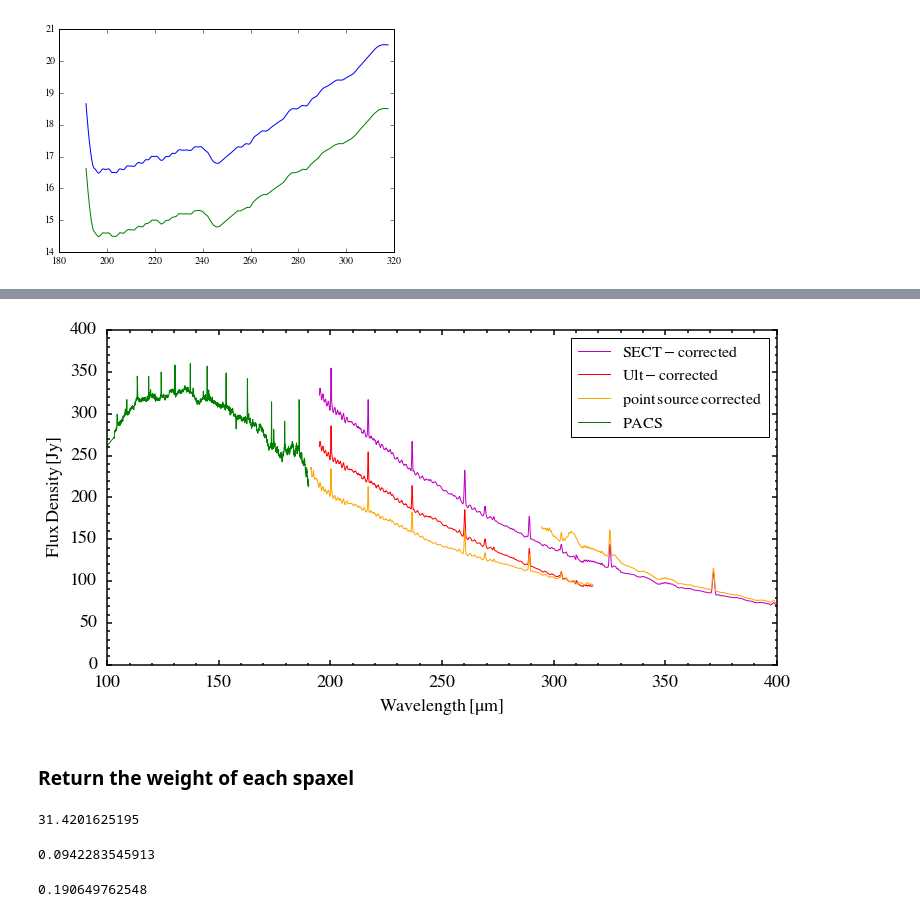
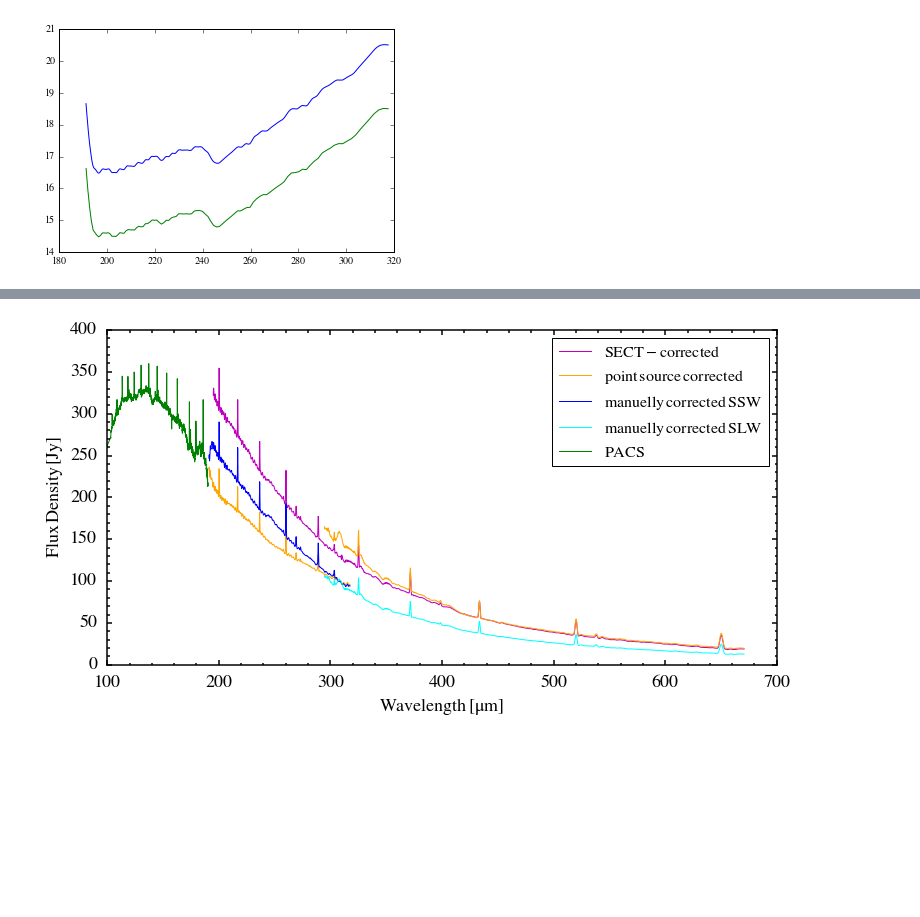
Before and after one commit to yaolun/sa, a Jupyter notebook: spire_products_comparison.ipynb, the cells around one changed output, grey strips where cells are left out. Cells and saved outputs as stored; diff of their text form; code cells hidden in the pictures; blank space fills up the shorter version.

```diff
--- a/spire_products_comparison.ipynb
+++ b/spire_products_comparison.ipynb
@@ -186,8 +186,8 @@ cen_ra = hdu[18].header['RA']
 cen_dec = hdu[18].header['DEC']
 
 wave = c/1e5/hdu[18].data.field(0)
-weight = np.zeros((6,len(wave)))
-weight_cen = np.zeros(len(wave))
+weight_ssw = np.zeros((6,len(wave)))
+weight_ssw_cen = np.zeros(len(wave))
 beam_ref = np.zeros(6)
 
 ind_cen = 18
@@ -197,7 +197,7 @@ dec_cen = (hdu[ind_cen].header['DEC']-cen_dec) * 3600.
 # for the center spaxel only
 for iw in range(len(wave)):
     r0 = diam_ssw_beam[iw]
-    weight_cen[iw] = Gaussian_anywhere(ra_cen, dec_cen, r0)
+    weight_ssw_cen[iw] = Gaussian_anywhere(ra_cen, dec_cen, r0)
 #
 
 s = 0
@@ -210,5 +210,5 @@ for i in [13,14,17,18,21,22]:
     beam_ref[s] = Gaussian_anywhere(ra_dum, dec_dum, r_ref)
 
     for iw in range(len(wave_dum)):
-        weight[s,iw] = beam_ref[s]/weight_cen[iw]
+        weight_ssw[s,iw] = beam_ref[s]/weight_ssw_cen[iw]
     s += 1
@@ -218,4 +220,5 @@ Wall time: 6.91 µs
 # %%
+# create empty arrays and apply the weighting
 wl_ssw_wsum = c/1e5/hdu[18].data.field(0)
 flux_ssw_wsum = np.zeros_like(wl_ssw_wsum)
 
@@ -223,7 +226,7 @@ for iw in range(len(wl_ssw_wsum)):
     s = 0
     for i in [13,14,17,18,21,22]:
         flux_dum = hdu[i].data.field(1)
-        flux_ssw_wsum[iw] += flux_dum[iw] * weight[s,iw]
+        flux_ssw_wsum[iw] += flux_dum[iw] * weight_ssw[s,iw]
         s += 1
 # %%
 # sort the spectrum with the increase of wavelength
@@ -276,2 +286,23 @@ for i in [13,14,17,18,21,22]:
+# %%
+# create empty arrays and apply the weighting
+wl_slw_wsum = c/1e5/hdu[5].data.field(0)
+flux_slw_wsum = np.zeros_like(wl_slw_wsum)
+
+for iw in range(len(wl_slw_wsum)):
+    s = 0
+    for i in [2,3,4,5,6,7,8]:
+        flux_dum = hdu[i].data.field(1)
+        flux_slw_wsum[iw] += flux_dum[iw] * weight_slw[s,iw]
+        s += 1
+# %%
+# sort the spectrum with the increase of wavelength
+sorter = np.argsort(wl_slw_wsum)
+wl_slw_wsum = wl_slw_wsum[sorter]
+flux_slw_wsum = flux_slw_wsum[sorter]
+# write the summed spectrum into ASCII file
+foo = open('/Users/yaolun/test/bhr71_slw_weighted_sum.txt','w')
+for wave in wl_slw_wsum:
+    foo.write('{} \t {}\n'.format(wave, flux_slw_wsum[wl_slw_wsum == wave][0]))
+foo.close()
 # %% [markdown]
 ## Go fit the continuum in IDL...
@@ -332,64 +421,37 @@ plt.plot(c/np.array(freq)/1e5, np.array(diam)-2)
 # %%
 fig = plt.figure(figsize=(12,6))
 ax = fig.add_subplot(111)
 
 # ax.plot(wl_ssw_sum, flux_ssw_sum, 'b-', label=r'$\rm{\Sigma\,(SSW)}$')
 # ax.plot(wl_slw_sum, flux_slw_sum, 'b-', label=r'$\rm{\Sigma\,(SLW)}$')
 
-# ax.plot(wl_ssw_wsum, flux_ssw_wsum, 'k-', label=r'$\rm{weighted\,sum\,SSW}$')
-# ax.plot(wl_cont, flux_cont, 'k-', label=r'$\rm{weighted\,sum\,SSW}$')
+# ax.plot(wl_ssw_cont, flux_ssw_cont, 'k-', label=r'$\rm{weighted\,cont.\,SSW}$')
+# ax.plot(wl_slw_cont, flux_slw_cont, '-', color='Gray', label=r'$\rm{weighted\,cont.\,SLW}$')
 
 # ax.plot(wl_ssw_cor_cont, flux_ssw_cor_cont, 'm-', label=r'$\rm{SECT-corrected}$')
 
 ax.plot(wl_cor_raw, flux_cor_raw, 'm-', label=r'$\rm{SECT-corrected}$')
 
-ax.plot(wl_ssw_cor_trim, flux_ssw_cor_trim*ratio_smooth, color='Red', linestyle='-', label=r'$\rm{Ult-corrected}$')
+# ax.plot(wl_ssw_cor_trim, flux_ssw_cor_trim*ratio_smooth, color='Red', linestyle='-', label=r'$\rm{Ult-corrected}$')
 
 pot, = ax.plot(wl_slw_pot, flux_slw_pot, '-', color='Orange', label=r'$\rm{point\,source\,corrected}$')
 ax.plot(wl_ssw_pot, flux_ssw_pot, '-', color='Orange')
+
+ax.plot(wl_ssw_wsum, flux_ssw_wsum, 'b-', label=r'$\rm{manuelly\,corrected\,SSW}$')
+ax.plot(wl_slw_wsum, flux_slw_wsum, '-', color='Cyan', label=r'$\rm{manuelly\,corrected\,SLW}$')
+
 # PACS
 pacs, = ax.plot(wl_pacs, flux_pacs, 'g-', label=r'$\rm{PACS}$')
 
 ax.legend(numpoints=1, loc='best', fontsize=16)
-ax.set_xlim([100, 400])
+ax.set_xlim([100, 700])
 ax.set_xlabel(r'$\rm{Wavelength\,[\mu m]}$', fontsize=18)
 ax.set_ylabel(r'$\rm{Flux\,Density\,[Jy]}$', fontsize=18)
 [ax.spines[axis].set_linewidth(1.5) for axis in ['top','bottom','left','right']]
 ax.minorticks_on()
 ax.tick_params('both',labelsize=18,width=1.5,which='major',pad=10,length=5)
 ax.tick_params('both',labelsize=18,width=1.5,which='minor',pad=10,length=2.5)
 
 fig.savefig('/Users/yaolun/test/spire_sum.pdf',format='pdf',dpi=300, bbox_inches='tight')
 # %% [output]
-[figure, old version]
+[figure, new version]
-# %% [markdown]
-### Return the weight of each spaxel
-# %%
-x0 = ra_dum
-y0 = dec_dum
-r0 = 18.
-print (x0**2+y0**2)**0.5
-# %% [output]
-31.4201625195
-# %%
-
-# map a 70" x 70" grid
-w = 0.0
-g2d = np.empty((701,701))
-dA = (1/((len(g2d[:,0])-1)/2.)*35.)**2
-for i in range(len(g2d[:,0])):
-    for j in range(len(g2d[0,:])):
-        x_dum = ((len(g2d[:,0])-1)/2. - i)/((len(g2d[:,0])-1)/2.)*35.
-        y_dum = ((len(g2d[:,0])-1)/2. - j)/((len(g2d[:,0])-1)/2.)*35.
-        g2d[i,j] = gauss2d(x_dum, y_dum)
-        if (x_dum-x0)**2+(y_dum-y0)**2 <= r0**2:
-            w += gauss2d(x_dum, y_dum)*dA
-print w
-# %% [output]
-0.0942283545913
-# %%
-r = np.arange(0,301,1)
-r = (r - len(r)/2.)/(len(r)/2.) * 35.
-print w
-# %% [output]
-0.190649762548
```
Also changed, not shown: parts of 15 cells of this notebook.
